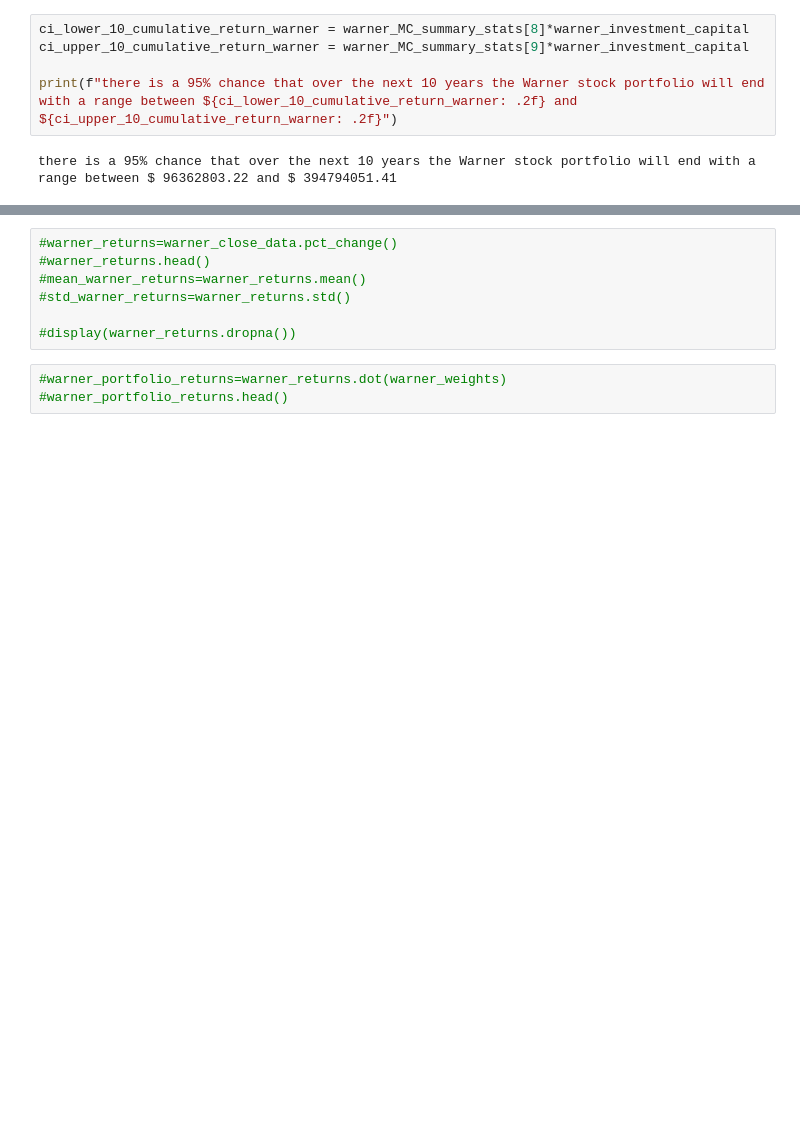
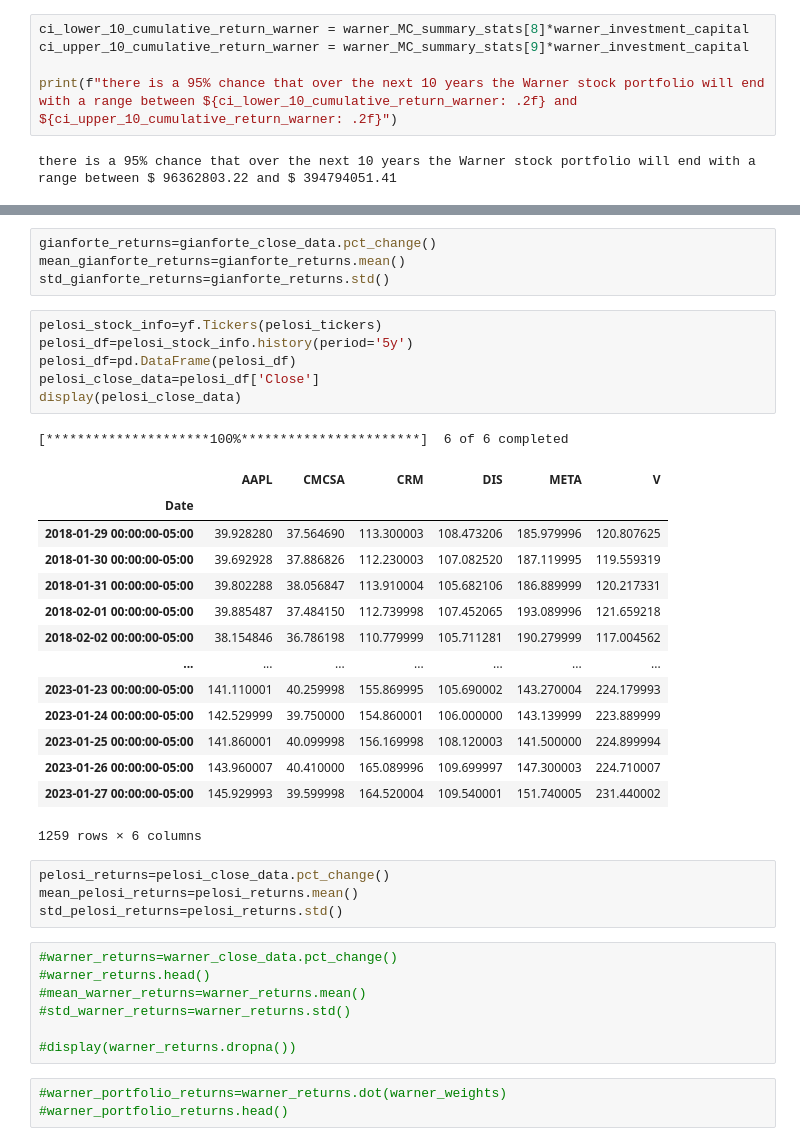
Before and after one commit to anuraggargLTI/module_8_project_1, a Jupyter notebook: politician_stocks.ipynb, the cells around one changed output, grey strips where cells are left out. Drawn from its saved outputs; the diff is of its cells as text; blank space fills up the shorter version.

```diff
--- a/politician_stocks.ipynb
+++ b/politician_stocks.ipynb
@@ -374,3 +422,33 @@ there is a 95% chance that over the next 10 years the Warner stock portfolio wil
+# %%
+gianforte_returns=gianforte_close_data.pct_change()
+mean_gianforte_returns=gianforte_returns.mean()
+std_gianforte_returns=gianforte_returns.std()
+# %%
+pelosi_stock_info=yf.Tickers(pelosi_tickers)
+pelosi_df=pelosi_stock_info.history(period='5y')
+pelosi_df=pd.DataFrame(pelosi_df)
+pelosi_close_data=pelosi_df['Close']
+display(pelosi_close_data)
+# %% [output]
+[*********************100%***********************]  6 of 6 completed
+|  | AAPL | CMCSA | CRM | DIS | META | V |
+| Date |  |  |  |  |  |  |
+| 2018-01-29 00:00:00-05:00 | 39.928280 | 37.564690 | 113.300003 | 108.473206 | 185.979996 | 120.807625 |
+| 2018-01-30 00:00:00-05:00 | 39.692928 | 37.886826 | 112.230003 | 107.082520 | 187.119995 | 119.559319 |
+| 2018-01-31 00:00:00-05:00 | 39.802288 | 38.056847 | 113.910004 | 105.682106 | 186.889999 | 120.217331 |
+| 2018-02-01 00:00:00-05:00 | 39.885487 | 37.484150 | 112.739998 | 107.452065 | 193.089996 | 121.659218 |
+| 2018-02-02 00:00:00-05:00 | 38.154846 | 36.786198 | 110.779999 | 105.711281 | 190.279999 | 117.004562 |
+| ... | ... | ... | ... | ... | ... | ... |
+| 2023-01-23 00:00:00-05:00 | 141.110001 | 40.259998 | 155.869995 | 105.690002 | 143.270004 | 224.179993 |
+| 2023-01-24 00:00:00-05:00 | 142.529999 | 39.750000 | 154.860001 | 106.000000 | 143.139999 | 223.889999 |
+| 2023-01-25 00:00:00-05:00 | 141.860001 | 40.099998 | 156.169998 | 108.120003 | 141.500000 | 224.899994 |
+| 2023-01-26 00:00:00-05:00 | 143.960007 | 40.410000 | 165.089996 | 109.699997 | 147.300003 | 224.710007 |
+| 2023-01-27 00:00:00-05:00 | 145.929993 | 39.599998 | 164.520004 | 109.540001 | 151.740005 | 231.440002 |
+1259 rows × 6 columns
+# %%
+pelosi_returns=pelosi_close_data.pct_change()
+mean_pelosi_returns=pelosi_returns.mean()
+std_pelosi_returns=pelosi_returns.std()
 # %%
 #warner_returns=warner_close_data.pct_change()
 #warner_returns.head()
```
Also changed, not shown: parts of 3 cells of this notebook.
